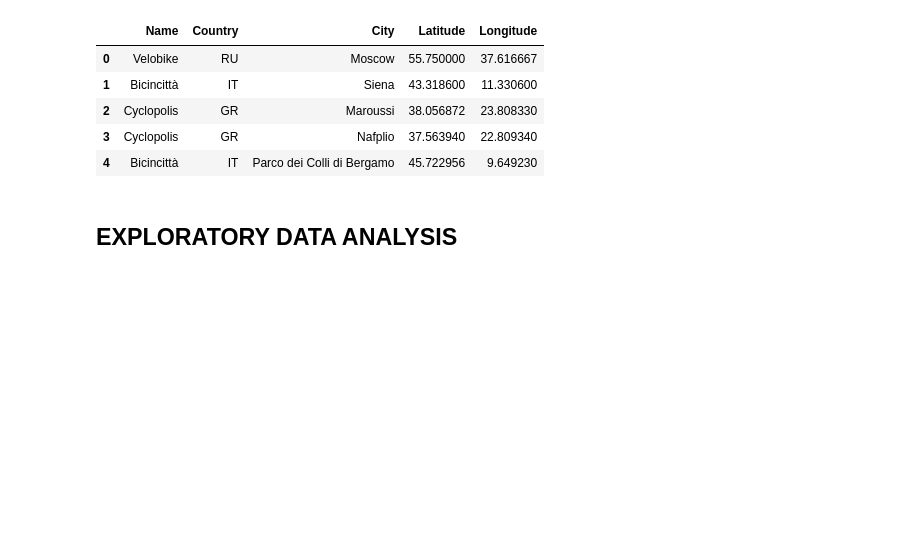
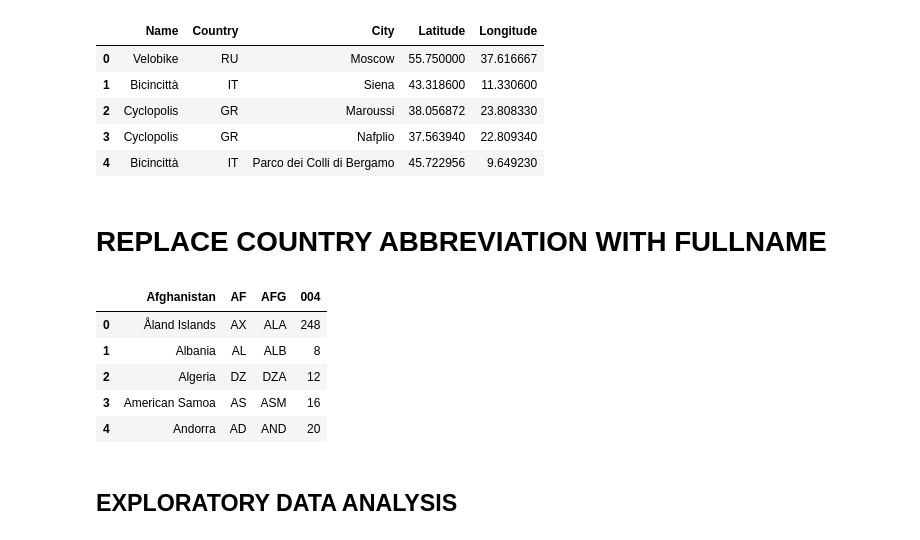
Before and after one commit to AduragbemiOyinlola/CityBike-API, a Jupyter notebook: citybike.ipynb, the cells around one changed output. Saved outputs shown, nothing was run; the diff lists cells and outputs as text; code cells hidden in the pictures; blank space fills up the shorter version.

Commit message:
Scraped for Country's fullname

```diff
--- a/citybike.ipynb
+++ b/citybike.ipynb
@@ -92,3 +92,5 @@ bikeData.head()
 | 2 | Cyclopolis | GR | Maroussi | 38.056872 | 23.808330 |
 | 3 | Cyclopolis | GR | Nafplio | 37.563940 | 22.809340 |
 | 4 | Bicincittà | IT | Parco dei Colli di Bergamo | 45.722956 | 9.649230 |
+# %% [markdown]
+# **REPLACE COUNTRY ABBREVIATION WITH FULLNAME**
@@ -95,3 +122,13 @@ bikeData.head()
+# %%
+country = pd.read_csv('country_names.csv', encoding='ISO-8859-1')
+country.head()
+# %% [output]
+|  | Afghanistan | AF | AFG | 004 |
+| 0 | Åland Islands | AX | ALA | 248 |
+| 1 | Albania | AL | ALB | 8 |
+| 2 | Algeria | DZ | DZA | 12 |
+| 3 | American Samoa | AS | ASM | 16 |
+| 4 | Andorra | AD | AND | 20 |
 # %% [markdown]
 ## **EXPLORATORY DATA ANALYSIS**
 # %%
```
Also changed, not shown: parts of 1 cell of this notebook.
